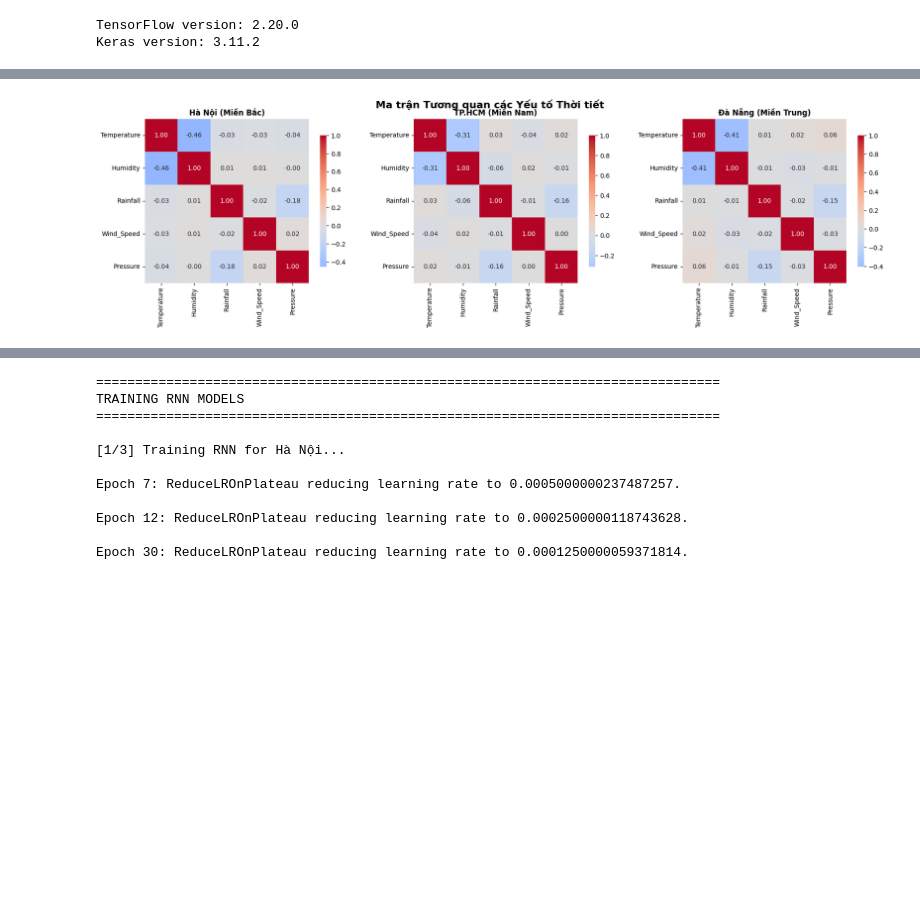
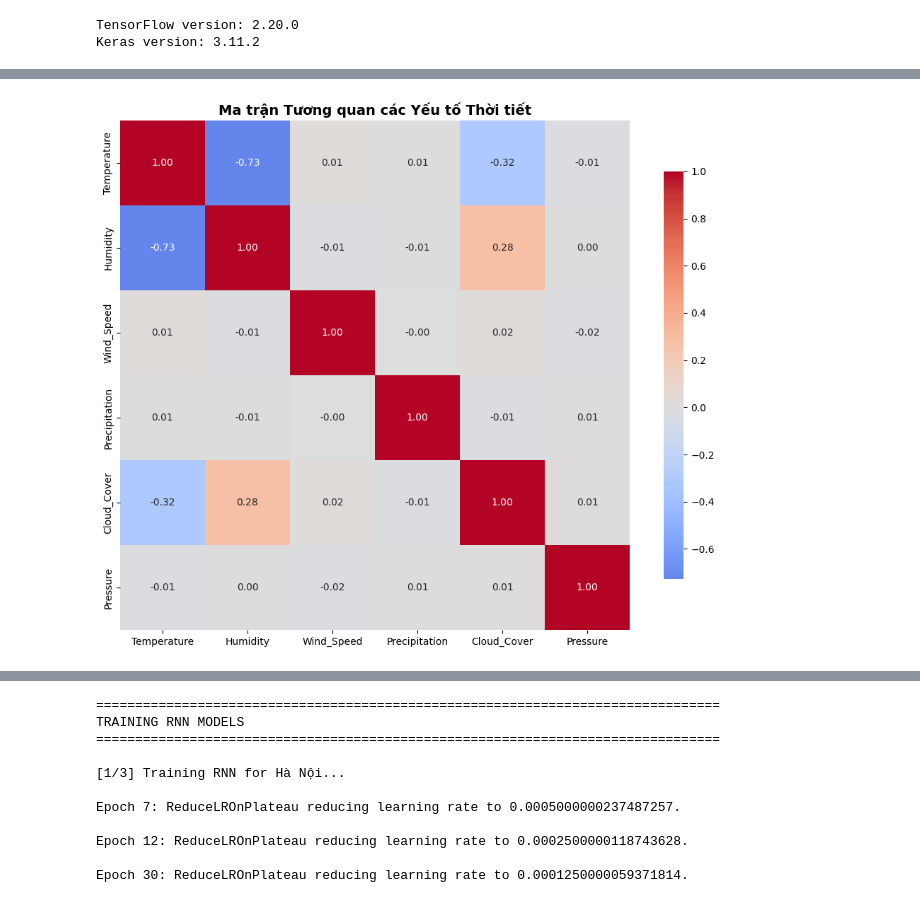
Before and after one commit to luxmountain/IntSys, a Jupyter notebook: Final/case4/case4.ipynb, the cells around one changed output, grey strips where cells are left out. Saved outputs shown, nothing was run; the diff lists cells and outputs as text; code cells hidden in the pictures; blank space fills up the shorter version.

```diff
--- a/Final/case4/case4.ipynb
+++ b/Final/case4/case4.ipynb
@@ -196,40 +170,66 @@ TP.HCM   1009.2  1012.6  1015.85  1029.9  5.10
 # %%
-# Visualize temperature trends cho 3 thành phố
+# Visualize weather data
 fig, axes = plt.subplots(3, 2, figsize=(16, 12))
-fig.suptitle('Phân tích Thời tiết 3 Vùng Miền Việt Nam', fontsize=16, fontweight='bold')
+fig.suptitle('Phân tích Dữ liệu Thời tiết', fontsize=16, fontweight='bold')
 
-cities = [df_hanoi, df_hcm, df_danang]
-city_names = ['Hà Nội (Miền Bắc)', 'TP.HCM (Miền Nam)', 'Đà Nẵng (Miền Trung)']
-colors = ['#FF6B6B', '#4ECDC4', '#45B7D1']
+# Temperature trend
+axes[0, 0].plot(df_weather['Date'], df_weather['Temperature'],
+                color='#FF6B6B', linewidth=0.8, alpha=0.7)
+axes[0, 0].set_title('Nhiệt độ theo Thời gian', fontweight='bold')
+axes[0, 0].set_xlabel('Ngày')
+axes[0, 0].set_ylabel('Nhiệt độ (°C)')
+axes[0, 0].grid(True, alpha=0.3)
 
-for idx, (df, city, color) in enumerate(zip(cities, city_names, colors)):
-    # Temperature trend
-    axes[idx, 0].plot(df['Date'], df['Temperature'], color=color, linewidth=0.8, alpha=0.7)
-    axes[idx, 0].set_title(f'{city} - Nhiệt độ theo Thời gian', fontweight='bold')
-    axes[idx, 0].set_xlabel('Ngày')
-    axes[idx, 0].set_ylabel('Nhiệt độ (°C)')
-    axes[idx, 0].grid(True, alpha=0.3)
+# Humidity
+axes[0, 1].plot(df_weather['Date'], df_weather['Humidity'],
+                color='#4ECDC4', linewidth=0.8, alpha=0.7)
+axes[0, 1].set_title('Độ ẩm theo Thời gian', fontweight='bold')
+axes[0, 1].set_xlabel('Ngày')
+axes[0, 1].set_ylabel('Độ ẩm (%)')
+axes[0, 1].grid(True, alpha=0.3)
 
-    # Rainfall
-    axes[idx, 1].bar(df['Date'], df['Rainfall'], color=color, alpha=0.6, width=2)
-    axes[idx, 1].set_title(f'{city} - Lượng mưa', fontweight='bold')
-    axes[idx, 1].set_xlabel('Ngày')
-    axes[idx, 1].set_ylabel('Lượng mưa (mm)')
-    axes[idx, 1].grid(True, alpha=0.3)
+# Wind Speed
+axes[1, 0].plot(df_weather['Date'], df_weather['Wind_Speed'],
+                color='#45B7D1', linewidth=0.8, alpha=0.7)
+axes[1, 0].set_title('Tốc độ Gió theo Thời gian', fontweight='bold')
+axes[1, 0].set_xlabel('Ngày')
+axes[1, 0].set_ylabel('Wind Speed (km/h)')
+axes[1, 0].grid(True, alpha=0.3)
+
+# Precipitation
+axes[1, 1].bar(df_weather['Date'], df_weather['Precipitation'],
+               color='#95E1D3', alpha=0.6, width=2)
+axes[1, 1].set_title('Lượng mưa', fontweight='bold')
+axes[1, 1].set_xlabel('Ngày')
+axes[1, 1].set_ylabel('Precipitation (mm)')
+axes[1, 1].grid(True, alpha=0.3)
+
+# Cloud Cover
+axes[2, 0].plot(df_weather['Date'], df_weather['Cloud_Cover'],
+                color='#A8E6CF', linewidth=0.8, alpha=0.7)
+axes[2, 0].set_title('Độ che phủ Mây', fontweight='bold')
+axes[2, 0].set_xlabel('Ngày')
+axes[2, 0].set_ylabel('Cloud Cover (%)')
+axes[2, 0].grid(True, alpha=0.3)
+
+# Pressure
+axes[2, 1].plot(df_weather['Date'], df_weather['Pressure'],
+                color='#FFD3B6', linewidth=0.8, alpha=0.7)
+axes[2, 1].set_title('Áp suất Khí quyển', fontweight='bold')
+axes[2, 1].set_xlabel('Ngày')
+axes[2, 1].set_ylabel('Pressure (hPa)')
+axes[2, 1].grid(True, alpha=0.3)
 
 plt.tight_layout()
 plt.show()
 
-# Correlation heatmap cho mỗi thành phố
-fig, axes = plt.subplots(1, 3, figsize=(18, 5))
-fig.suptitle('Ma trận Tương quan các Yếu tố Thời tiết', fontsize=16, fontweight='bold')
-
-for idx, (df, city, color) in enumerate(zip(cities, city_names, colors)):
-    corr = df[['Temperature', 'Humidity', 'Rainfall', 'Wind_Speed', 'Pressure']].corr()
-    sns.heatmap(corr, annot=True, fmt='.2f', cmap='coolwarm', center=0,
-                square=True, ax=axes[idx], cbar_kws={'shrink': 0.8})
-    axes[idx].set_title(city, fontweight='bold')
-
+# Correlation heatmap
+fig, ax = plt.subplots(figsize=(10, 8))
+feature_cols = ['Temperature', 'Humidity', 'Wind_Speed', 'Precipitation', 'Cloud_Cover', 'Pressure']
+corr = df_weather[feature_cols].corr()
+sns.heatmap(corr, annot=True, fmt='.2f', cmap='coolwarm', center=0,
+            square=True, ax=ax, cbar_kws={'shrink': 0.8})
+ax.set_title('Ma trận Tương quan các Yếu tố Thời tiết', fontweight='bold', fontsize=14)
 plt.tight_layout()
 plt.show()
 # %% [output]
@@ -237,4 +237,4 @@ plt.show()
-[figure, old version]
+[figure, new version]
 # %%
 def create_sequences(data, seq_length, target_col_idx):
     """
```
Also changed, not shown: parts of 18 cells of this notebook, 4 other files.
